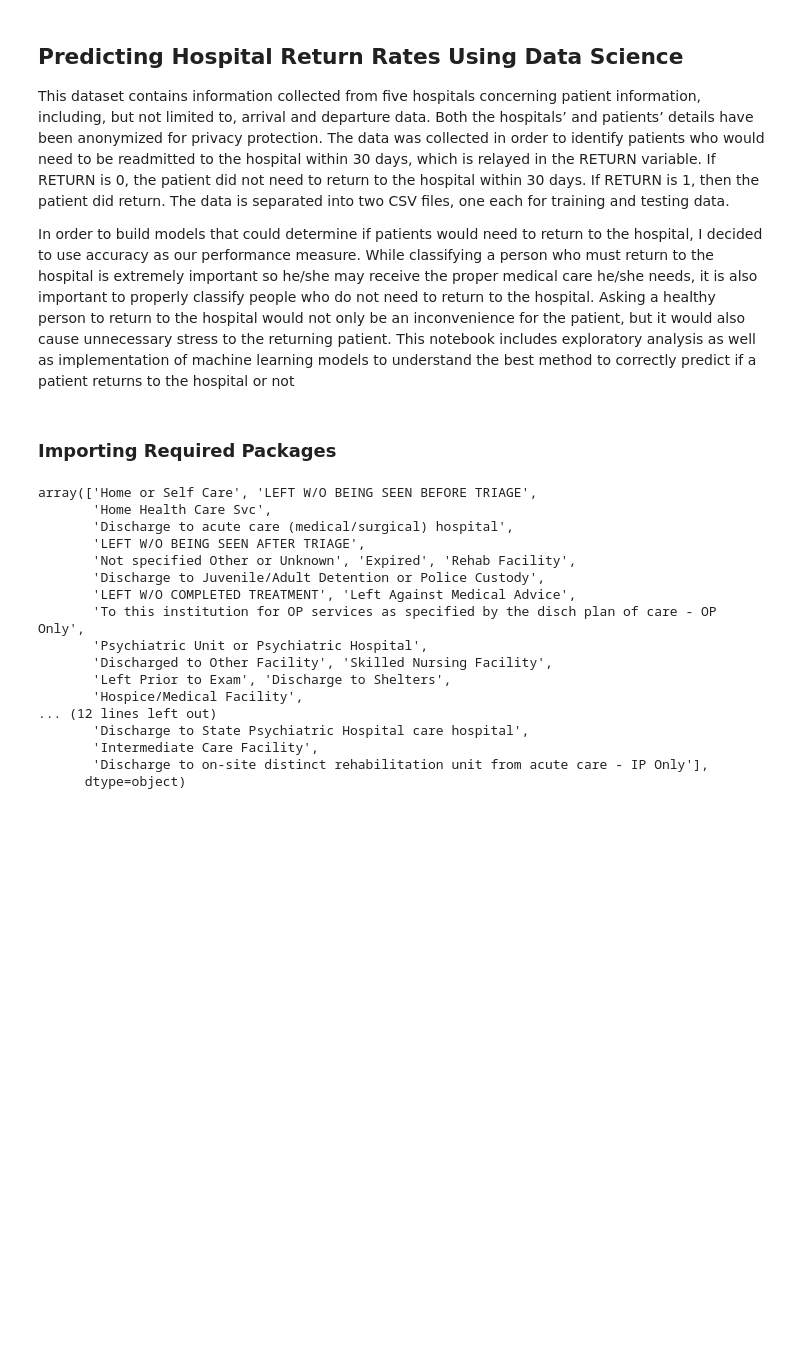
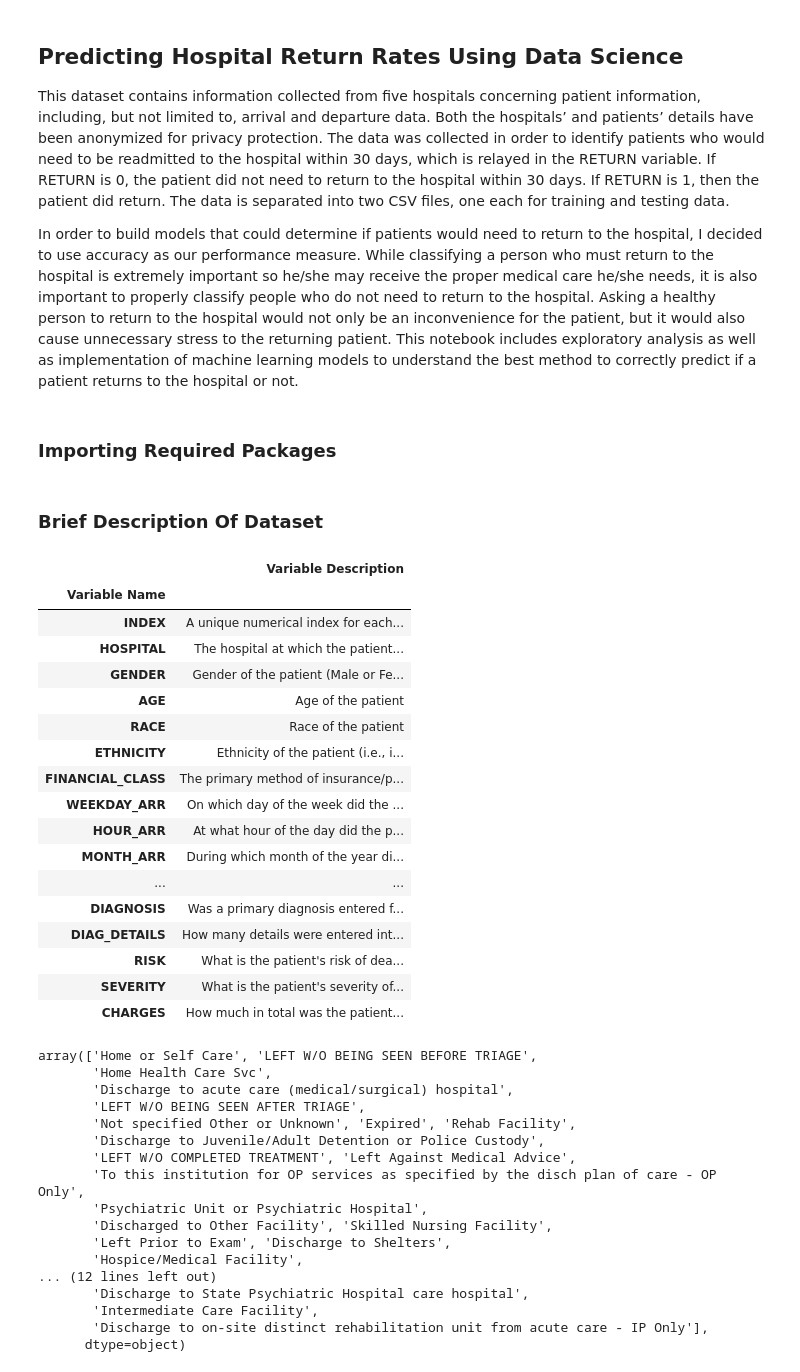
Before and after one commit to praveenjaikant/HospitalReturn, a Jupyter notebook: HospitalReturn.ipynb, the cells around one changed output. Drawn from its saved outputs; the diff is of its cells as text; code cells hidden in the pictures; blank space fills up the shorter version.

```diff
--- a/HospitalReturn.ipynb
+++ b/HospitalReturn.ipynb
@@ -3,7 +3,7 @@
 
 This dataset contains information collected from five hospitals concerning patient information, including, but not limited to, arrival and departure data. Both the hospitals’ and patients’ details have been anonymized for privacy protection. The data was collected in order to identify patients who would need to be readmitted to the hospital within 30 days, which is relayed in the RETURN variable. If RETURN is 0, the patient did not need to return to the hospital within 30 days. If RETURN is 1, then the patient did return. The data is separated into two CSV files, one each for training and testing data.
 
-In order to build models that could determine if patients would need to return to the hospital, I decided to use accuracy as our performance measure. While classifying a person who must return to the hospital is extremely important so he/she may receive the proper medical care he/she needs, it is also important to properly classify people who do not need to return to the hospital. Asking a healthy person to return to the hospital would not only be an inconvenience for the patient, but it would also cause unnecessary stress to the returning patient. This notebook includes exploratory analysis as well as implementation of machine learning models to understand the best method to correctly predict if a patient returns to the hospital or not
+In order to build models that could determine if patients would need to return to the hospital, I decided to use accuracy as our performance measure. While classifying a person who must return to the hospital is extremely important so he/she may receive the proper medical care he/she needs, it is also important to properly classify people who do not need to return to the hospital. Asking a healthy person to return to the hospital would not only be an inconvenience for the patient, but it would also cause unnecessary stress to the returning patient. This notebook includes exploratory analysis as well as implementation of machine learning models to understand the best method to correctly predict if a patient returns to the hospital or not.
 # %% [markdown]
 ### Importing Required Packages
 # %%
@@ -41,6 +41,31 @@ from sklearn.neighbors import KNeighborsClassifier
 
 from numpy import loadtxt
 from xgboost import XGBClassifier
+# %% [markdown]
+### Brief Description Of Dataset
+# %%
+metadata = pd.read_excel('Hospitals_Dictionary.xlsx')
+pd.set_option('max_colwidth', 600)
+metadata.set_index('Variable Name')
+# %% [output]
+|  | Variable Description |
+| Variable Name |  |
+| INDEX | A unique numerical index for each... |
+| HOSPITAL | The hospital at which the patient... |
+| GENDER | Gender of the patient (Male or Fe... |
+| AGE | Age of the patient |
+| RACE | Race of the patient |
+| ETHNICITY | Ethnicity of the patient (i.e., i... |
+| FINANCIAL_CLASS | The primary method of insurance/p... |
+| WEEKDAY_ARR | On which day of the week did the ... |
+| HOUR_ARR | At what hour of the day did the p... |
+| MONTH_ARR | During which month of the year di... |
+| ... | ... |
+| DIAGNOSIS | Was a primary diagnosis entered f... |
+| DIAG_DETAILS | How many details were entered int... |
+| RISK | What is the patient's risk of dea... |
+| SEVERITY | What is the patient's severity of... |
+| CHARGES | How much in total was the patient... |
 # %%
 train_data = pd.read_csv('Hospitals_Train.csv')
 test_data  = pd.read_csv('Hospitals_Test_X.csv')
```
Also changed, not shown: parts of 16 cells of this notebook.
